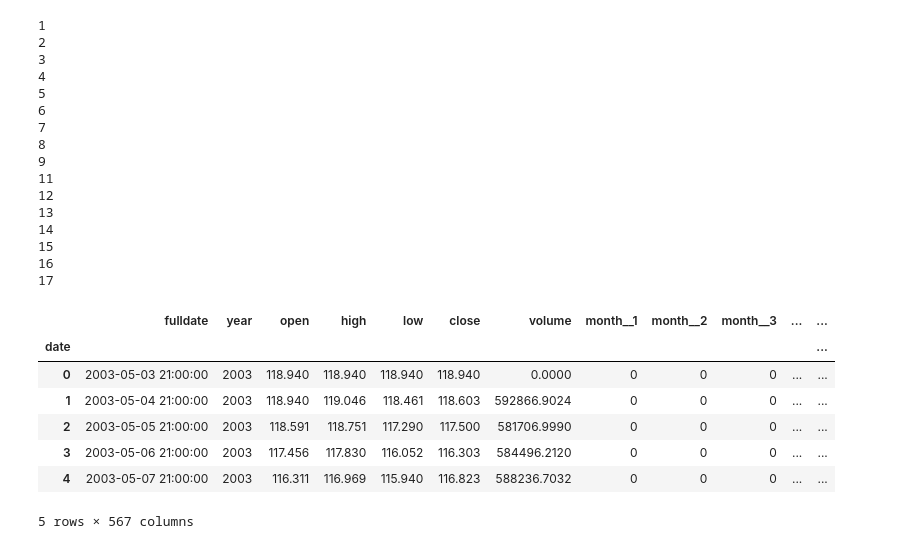
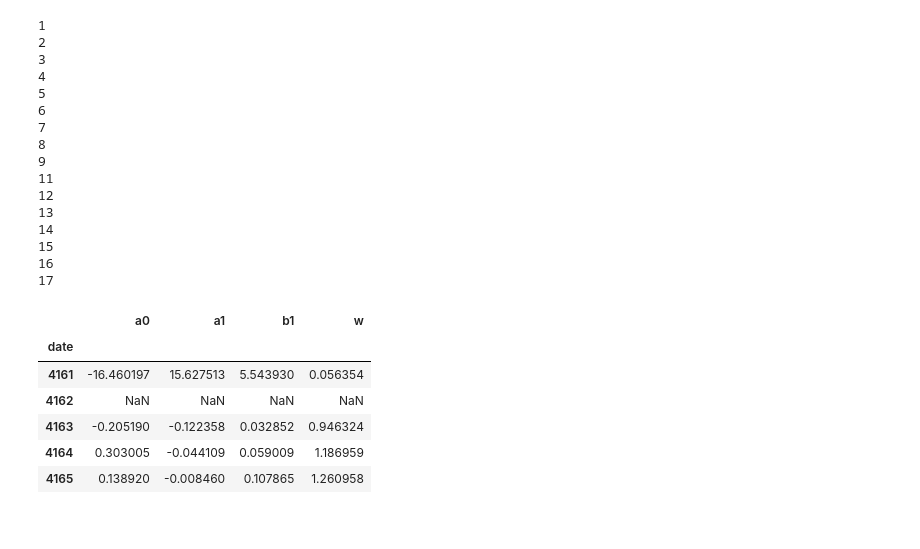
Before and after one commit to ai357060/model, a Jupyter notebook: feature_collector.ipynb, the cells around one changed output. Drawn from its saved outputs; the diff is of its cells as text; code cells hidden in the pictures.

```diff
--- a/feature_collector.ipynb
+++ b/feature_collector.ipynb
@@ -15,11 +15,12 @@ from feature_functions import *
 importlib.reload(feature_functions)
 from feature_functions import *
 # %%
-prices = loaddata_nodateindex('USDJPY_Candlestick_1_D_BID_04.05.2003-25.04.2019.csv')
+# prices = loaddata_nodateindex('USDJPY_Candlestick_1_D_BID_04.05.2003-25.04.2019.csv')
+prices = loaddata_nodateindex('input.csv')#testowo
 # %%
 #prices = loaddata('USDJPY1440.csv')
 # %%
-prices = prices[-200:]
+prices = prices[-24:]
 # %%
 prices = prices[:300]
 # %%
@@ -100,10 +101,9 @@ if debug == True: print('17')
 # %%
 importlib.reload(feature_functions)
 from feature_functions import *
-#procDict       = proc(prices, procKey)
 
-garchKey      = [15,50,150]
-garchDict      = TSA(prices, garchKey)
+fourierDict    = fourier(prices, fourierKey)
+sineDict       = sine(prices, sineKey)
 # %%
 dictList = []
 colFeat = []
@@ -148,11 +148,10 @@ masterFrame.to_csv(sep=';',path_or_buf='../Data/mf_USDJPY1440.csv',date_format="
-# %%
-masterFrame.head(5)
-# %% [output]
-|  | fulldate | year | open | high | low | close | volume | month__1 | month__2 | month__3 | ... | ... |
-| date |  |  |  |  |  |  |  |  |  |  |  | ... |
-| 0 | 2003-05-03 21:00:00 | 2003 | 118.940 | 118.940 | 118.940 | 118.940 | 0.0000 | 0 | 0 | 0 | ... | ... |
-| 1 | 2003-05-04 21:00:00 | 2003 | 118.940 | 119.046 | 118.461 | 118.603 | 592866.9024 | 0 | 0 | 0 | ... | ... |
-| 2 | 2003-05-05 21:00:00 | 2003 | 118.591 | 118.751 | 117.290 | 117.500 | 581706.9990 | 0 | 0 | 0 | ... | ... |
-| 3 | 2003-05-06 21:00:00 | 2003 | 117.456 | 117.830 | 116.052 | 116.303 | 584496.2120 | 0 | 0 | 0 | ... | ... |
-| 4 | 2003-05-07 21:00:00 | 2003 | 116.311 | 116.969 | 115.940 | 116.823 | 588236.7032 | 0 | 0 | 0 | ... | ... |
-5 rows × 567 columns
+# %%
+fourierDict.df[10].tail()
+# %% [output]
+|  | a0 | a1 | b1 | w |
+| date |  |  |  |  |
+| 4161 | -16.460197 | 15.627513 | 5.543930 | 0.056354 |
+| 4162 | NaN | NaN | NaN | NaN |
+| 4163 | -0.205190 | -0.122358 | 0.032852 | 0.946324 |
+| 4164 | 0.303005 | -0.044109 | 0.059009 | 1.186959 |
+| 4165 | 0.138920 | -0.008460 | 0.107865 | 1.260958 |
```
Also changed, not shown: parts of 1 cell of this notebook, 6 other files.
